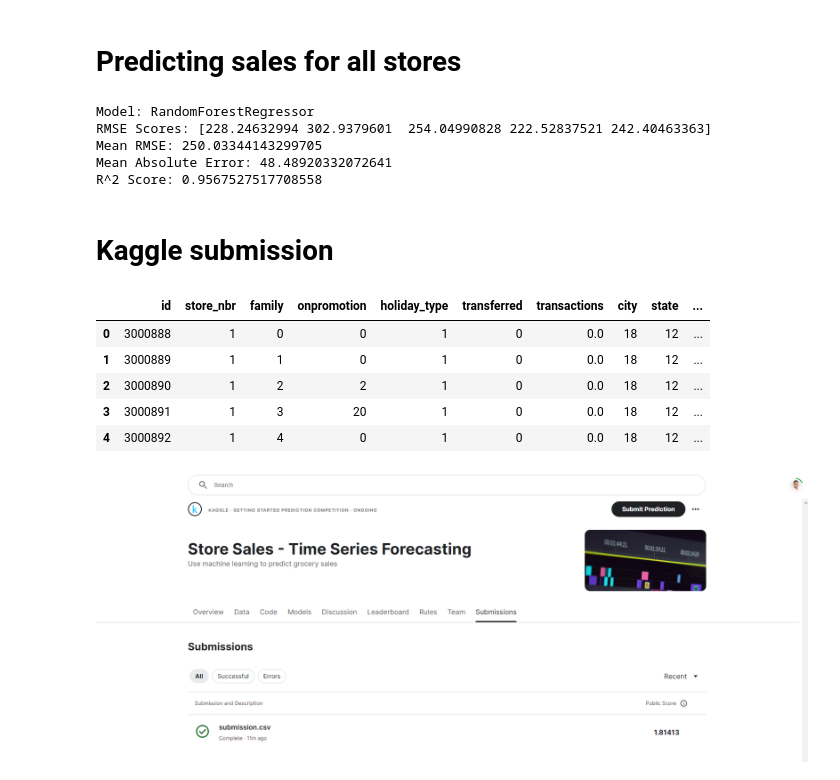
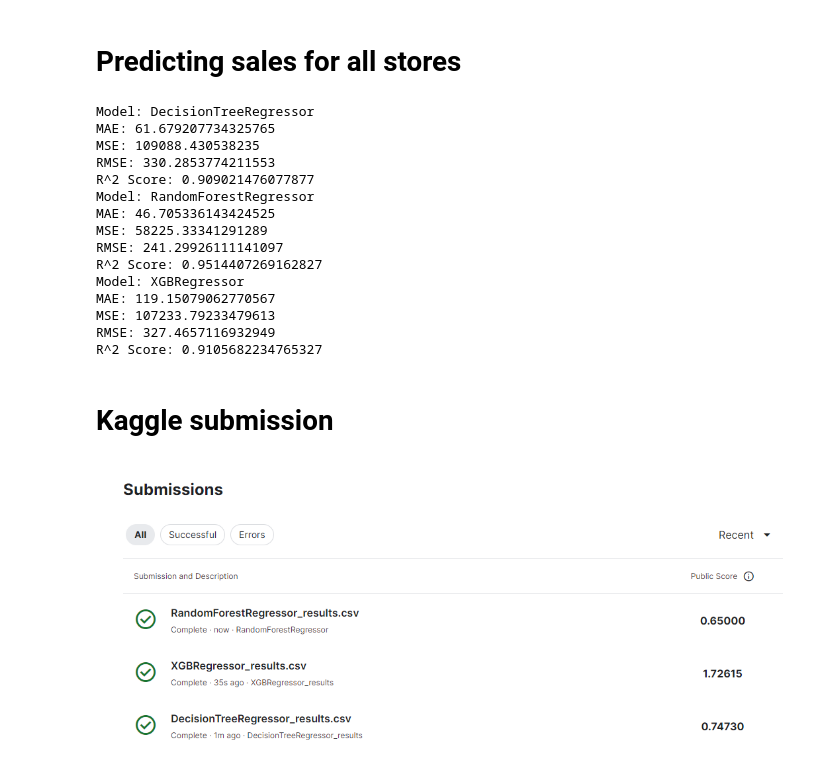
Before and after one commit to antonnyvictor18/data-mining, a Jupyter notebook: TP2/notebook.ipynb, the cells around one changed output. Cells and saved outputs as stored; diff of their text form; code cells hidden in the pictures.

```diff
--- a/TP2/notebook.ipynb
+++ b/TP2/notebook.ipynb
@@ -327,9 +396,7 @@ models = [
     LinearRegression(),
     DecisionTreeRegressor(),
     RandomForestRegressor(),
-    xgb.XGBRegressor(objective ='reg:squarederror'),
-    Ridge(),
-    Lasso()
+    xgb.XGBRegressor(objective ='reg:squarederror')
 ]
 
 model_params = {}
@@ -362,11 +427,10 @@ Mean RMSE: 501.67387541947664
 # %% [markdown]
 ## Add public wages day
 # %%
-train = df.copy()
-train = train[train['store_nbr'] == 1].reset_index(drop=True)
+train = df_coded[df_coded['store_nbr'] == 1].reset_index(drop=True)
 train = train.drop(columns=['store_nbr'])
 
-X = train.drop(columns= [ 'id','sales'], axis=1)
+X = train.drop(columns= ['date', 'id','sales'], axis=1)
 y = train['sales']
 X_train, X_test, y_train, y_test = train_test_split(X, y, test_size=0.2, random_state=42)
 
@@ -374,9 +438,7 @@ models = [
     LinearRegression(),
     DecisionTreeRegressor(),
     RandomForestRegressor(),
-    xgb.XGBRegressor(objective ='reg:squarederror'),
-    Ridge(),
-    Lasso()
+    xgb.XGBRegressor(objective ='reg:squarederror')
 ]
 
 model_params = {}
@@ -409,55 +469,61 @@ Mean RMSE: 501.6744817017463
 # %% [markdown]
 # Predicting sales for all stores
 # %%
-train = df.copy()
+train = df_coded.copy()
 
-X = train.drop(columns= [ 'id','sales'], axis=1)
+X = train.drop(columns= ['date','id','sales'], axis=1)
 y = train['sales']
 X_train, X_test, y_train, y_test = train_test_split(X, y, test_size=0.2, random_state=42)
 
 models = [
-    RandomForestRegressor()
+    DecisionTreeRegressor(),
+    RandomForestRegressor(),
+    xgb.XGBRegressor(objective ='reg:squarederror')
 ]
 
 model_params = {}
 for model in models:
     model.fit(X_train, y_train)
     y_pred = model.predict(X_test)
-    scores = cross_val_score(model, X_test, y_test, cv=5, scoring='neg_mean_squared_error', n_jobs=-1)
-    rmse_scores = np.sqrt(-scores)
+    mse = mean_squared_error(y_test, y_pred)
     mae = mean_absolute_error(y_test, y_pred)
     r2 = r2_score(y_test, y_pred)
+    rmse = np.sqrt(mse)
     print(f"Model: {type(model).__name__}")
-    print(f"RMSE Scores: {rmse_scores}")
-    print(f"Mean RMSE: {rmse_scores.mean()}")
-    print(f"Mean Absolute Error: {mae}")
+    print(f"MAE: {mae}")
+    print(f"MSE: {mse}")
+    print(f"RMSE: {rmse}")
     print(f"R^2 Score: {r2}")
     model_params[type(model).__name__] = model
 # %% [output]
+Model: DecisionTreeRegressor
+MAE: 61.679207734325765
+MSE: 109088.430538235
+RMSE: 330.2853774211553
+R^2 Score: 0.909021476077877
 Model: RandomForestRegressor
-RMSE Scores: [228.24632994 302.9379601  254.04990828 222.52837521 242.40463363]
-Mean RMSE: 250.03344143299705
-Mean Absolute Error: 48.48920332072641
-R^2 Score: 0.9567527517708558
+MAE: 46.705336143424525
+MSE: 58225.33341291289
+RMSE: 241.29926111141097
+R^2 Score: 0.9514407269162827
+Model: XGBRegressor
+MAE: 119.15079062770567
+MSE: 107233.79233479613
+RMSE: 327.4657116932949
+R^2 Score: 0.9105682234765327
 # %% [markdown]
 # Kaggle submission
 # %%
-submission = data_preprocessing(test_data, holidays_events_data, stores_data, transactions_data, oil_data)
+submission = data_preprocessing(test_data, product_availability, holidays_events_data, stores_data, oil_data)
 submission = submission.sort_values(by='id', ascending=True).reset_index(drop=True)
+submission = codificador(submission)
 
-display(submission.head(5))
+X_submission = submission.drop(columns=['id', 'date'])
+for model in model_params:
+    y_submission = model_params[model].predict(X_submission)
+    submission_file = pd.DataFrame({'id': submission['id'], 'sales': y_submission})
+    submission_file.to_csv(f'results/{model}_results.csv', index=False)
 
-X_submission = submission.drop(columns=['id'])
-model = model_params['RandomForestRegressor']
-y_submission = model.predict(X_submission)
-submission_file = pd.DataFrame({'id': submission['id'], 'sales': y_submission})
-submission_file.to_csv('results/rf_results.csv', index=False)
 Image(filename='images/kaggle-sales.png')
 # %% [output]
-|  | id | store_nbr | family | onpromotion | holiday_type | transferred | transactions | city | state | ... |
-| 0 | 3000888 | 1 | 0 | 0 | 1 | 0 | 0.0 | 18 | 12 | ... |
-| 1 | 3000889 | 1 | 1 | 0 | 1 | 0 | 0.0 | 18 | 12 | ... |
-| 2 | 3000890 | 1 | 2 | 2 | 1 | 0 | 0.0 | 18 | 12 | ... |
-| 3 | 3000891 | 1 | 3 | 20 | 1 | 0 | 0.0 | 18 | 12 | ... |
-| 4 | 3000892 | 1 | 4 | 0 | 1 | 0 | 0.0 | 18 | 12 | ... |
-[figure, old version]
+[figure, new version]
```
Also changed, not shown: parts of 17 cells of this notebook, 9 other files.
